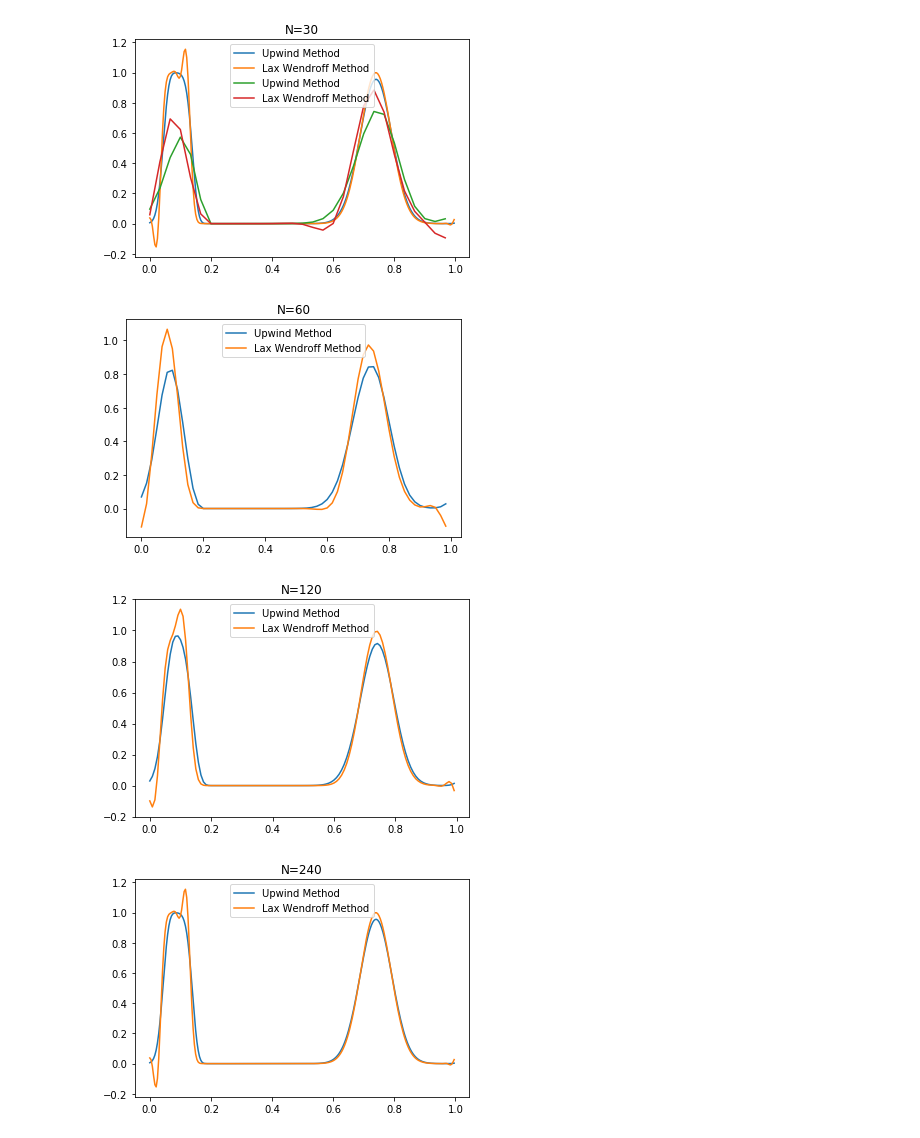
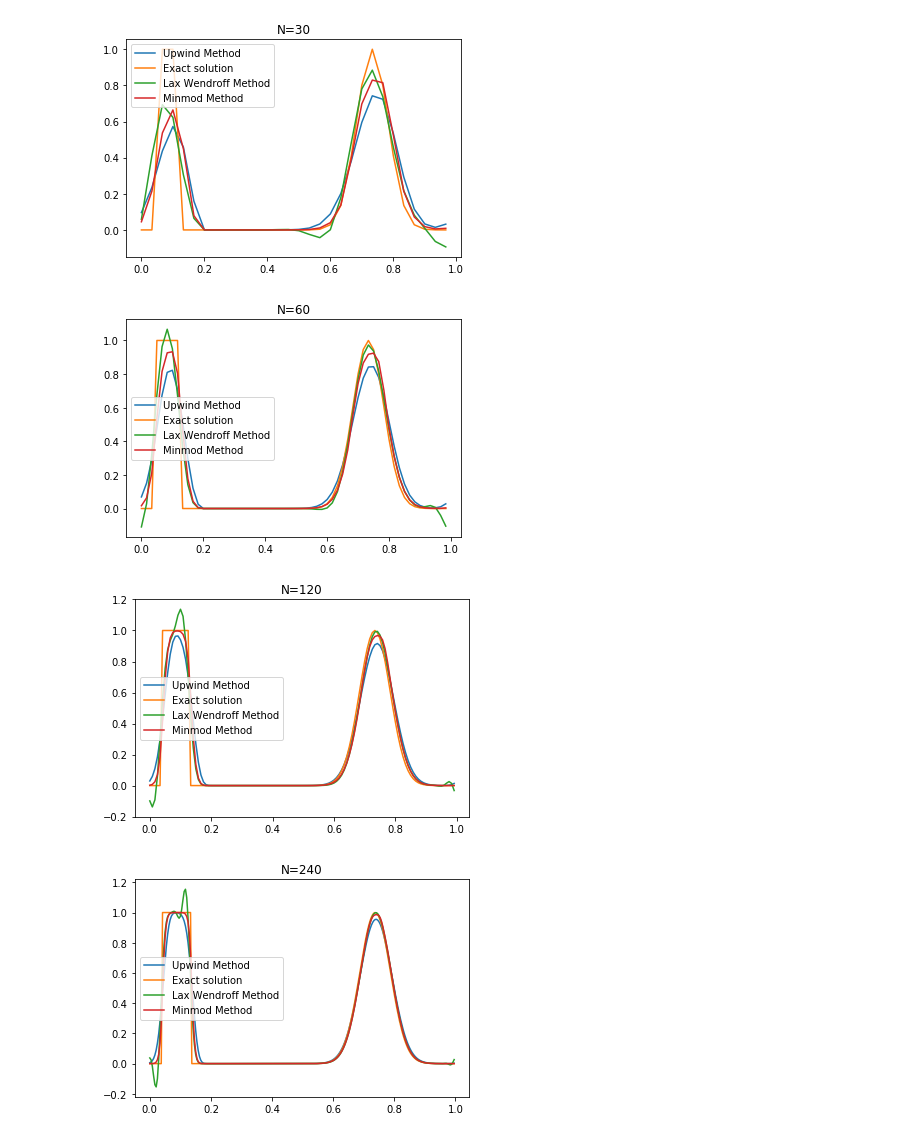
Before and after one commit to mattschaelling/acme_vol4, a Jupyter notebook: FiniteVolume/finite_volume.ipynb, the cells around one changed output. Saved outputs shown, nothing was run; the diff lists cells and outputs as text; code cells hidden in the pictures.

```diff
--- a/FiniteVolume/finite_volume.ipynb
+++ b/FiniteVolume/finite_volume.ipynb
@@ -35,7 +35,7 @@ def upwind(u0, a, xmin, xmax, t_final, nt):
     # Find the exact solution and plot it.
     distance = a * t_final
     roll = int((distance - floor(distance)) * u0.size)
-    #plt.plot(x, np.roll(u0, roll), label='Exact solution')
+    plt.plot(x, np.roll(u0, roll), label='Exact solution')
     # Show the plot with the legend.
     #plt.legend(loc='best')
     # plt.show()
@@ -105,7 +105,7 @@ def minmod_solve(u0, a, xmin, xmax, t_final, nt):
     # Since we are doing periodic boundary conditions,
     # we need to divide by u0.size instead of (u0.size - 1).
     dx = float(xmax - xmin) / u0.size
-    lambda_ = a * dt / dx
+    lambda_ = dt / dx
     u = u0.copy()
     mn = np.zeros_like(u0)
     for j in range(nt):
@@ -116,7 +116,8 @@ def minmod_solve(u0, a, xmin, xmax, t_final, nt):
         arguments = (u - np.roll(u,1))/dx
         mn = vect_minmod(arguments, np.roll(arguments,-1))
         Fnminus = a*(np.roll(u,1) + np.roll(mn,1)*.5*(dx - a*dt))
-        u -= lambda_ * (np.roll(Fnminus, -1) - Fnminus)
+        Fn = a*(u + mn*.5*(dx - a*dt))
+        u -= lambda_ * (Fn - Fnminus)
     # Get the x values for the plots.
     x = np.linspace(xmin, xmax, u0.size+1)[:-1]
     # Plot the computed solution.
@@ -131,23 +132,23 @@ def minmod_solve(u0, a, xmin, xmax, t_final, nt):
 # %%
 # Define the initial conditions.
 # Leave off the last point since we're using periodic
 # boundary conditions.
 
 # Run the simulation.
 for nx in [30,60,120,240]:
     nt = nx * 3 // 2
     x = np.linspace(0., 1., nx+1)[:-1]
     u0 = np.exp(-(x - .3)**2 / .005)
     arr = (.6 < x)  &  (x < .7 )
     u0[arr] += 1.
     upwind(u0, 1.2, 0, 1, 1.2, nt)
     lax_wendroff(u0, 1.2, 0, 1, 1.2, nt)
-    #minmod_solve(u0, 1.2, 0, 1, 1.2, nt)
+    minmod_solve(u0, 1.2, 0, 1, 1.2, nt)
     plt.title("N={}".format(nx))
     plt.legend(loc='best')
     plt.show()
 # %% [output]
-[figure, old version]
+[figure, new version]
-[figure, old version]
+[figure, new version]
-[figure, old version]
+[figure, new version]
-[figure, old version]
+[figure, new version]
```
